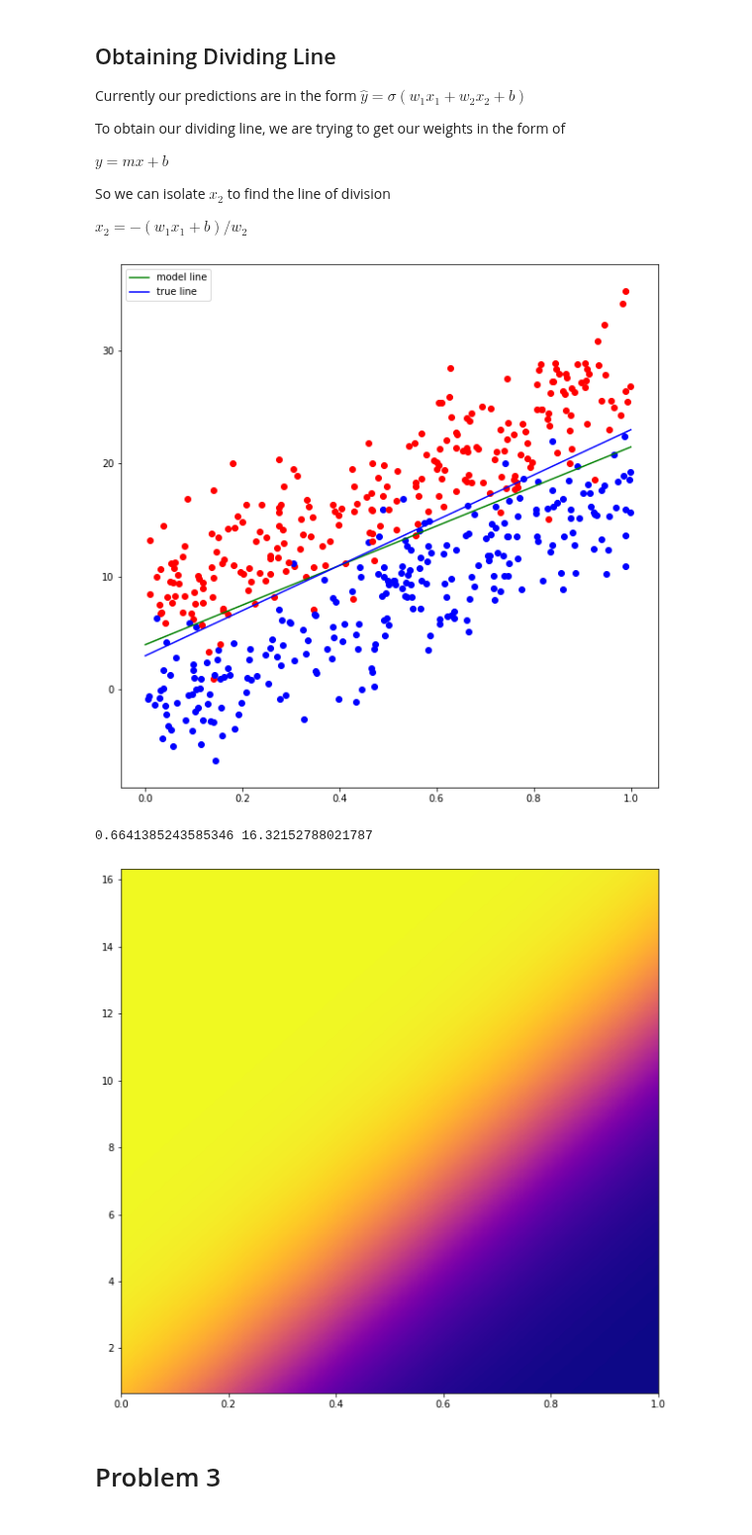
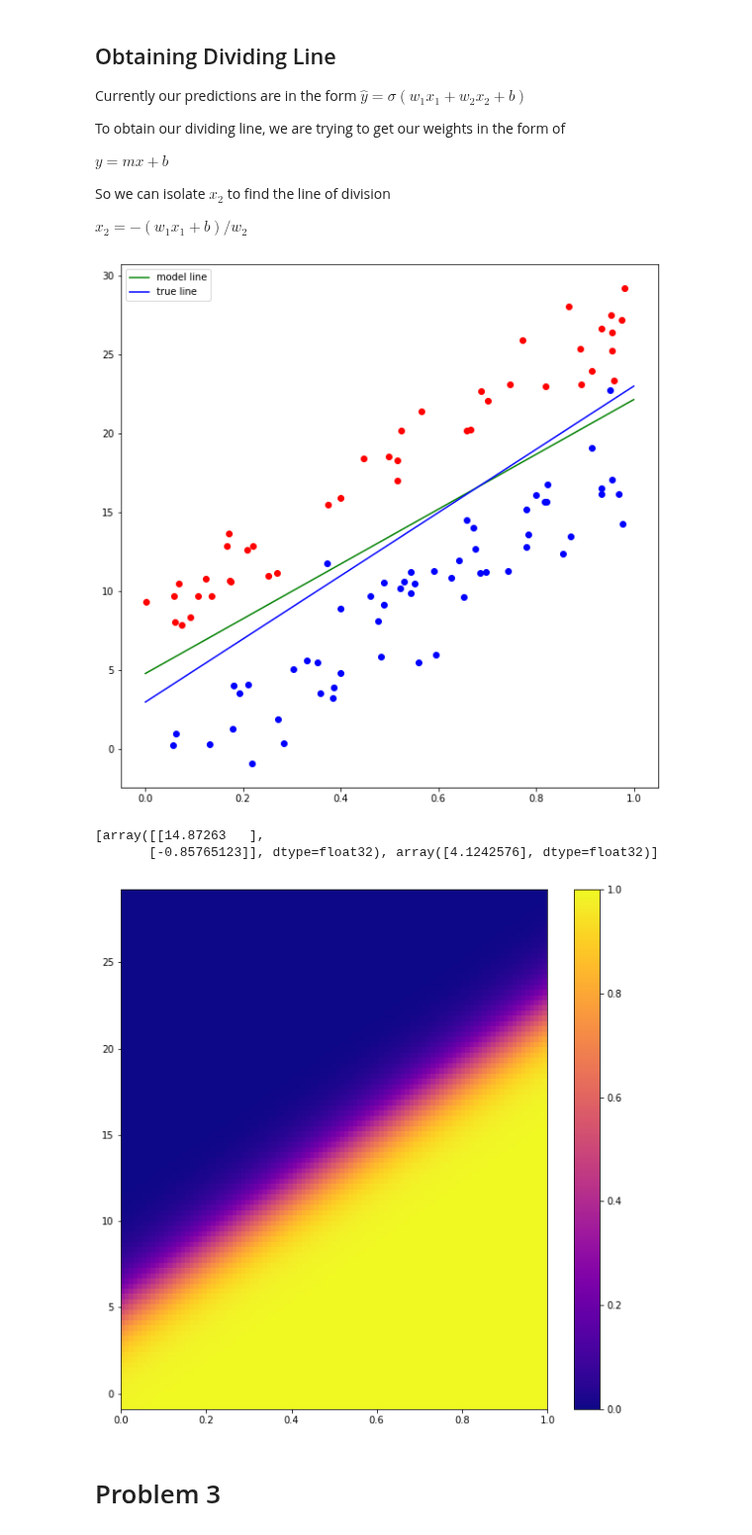
Before and after one commit to nspeer12/AI_CAP4630, a Jupyter notebook: hw3.ipynb, the cells around one changed output. Shown at 99% size. Drawn from its saved outputs; the diff is of its cells as text; code cells hidden in the pictures.

```diff
--- a/hw3.ipynb
+++ b/hw3.ipynb
@@ -49,8 +49,8 @@ def graph_random_data(data, lables):
 w = 20
 b = 3
 mu = 5
-sigma = 3
-m = 500
+sigma = 2
+m = 100
 
 data, labels = get_random_data(w, b, mu, sigma, m)
 graph_random_data(data, labels)
@@ -62,7 +62,7 @@ x_train, x_test, y_train, y_test = train_test_split(data, labels, test_size=0.2,
 # %% [markdown]
 # Problem 2
 # %%
-def build_model(input_dim, output_dim, learning_rate=0.01):
+def build_model(input_dim, output_dim, learning_rate=0.1):
     model = keras.Sequential()
 
     # add one layer that outputs with a sigmoid function
@@ -155,7 +152,7 @@ for i in range(m):
 ax.legend()
 plt.show()
 # %% [output]
-[figure, old version]
+[figure, new version]
 # %%
 # sigmoid function
 def sigmoid(z):
@@ -174,36 +171,38 @@ class cantMultiply(Exception):
 
 # compute yhat
 def make_prediction(w, b, x):
-    return sigmoid(np.dot(w.T, x) + b)
+    return sigmoid(np.add(np.dot(w.T, x), b))
 # %%
 # find range of x2
-range_min = min(data[1])
-range_max = max(data[1])
-print(range_min, range_max)
+range_min = min(data.T[1])
+range_max = max(data.T[1])
 
+n = 100
+print(weights)
 # create a 2D space to make predictions
-xv, yv = np.meshgrid(np.linspace(0,1, num=m), np.linspace(range_min, range_max, num=m))
+xv, yv = np.meshgrid(np.linspace(0,1, num=n), np.linspace(range_min, range_max, num=n))
 xv = xv[0]
 yv = [yv[i][0] for i in range(len(yv))]
 
 d = np.array([xv,yv]).T
 
-map = np.zeros((m,m))
+map = np.zeros((n,n))
 
 for k in range(len(xv)):
     for j in range(len(yv)):
-        map[k][j] = make_prediction(weights[0], weights[1], [xv[k], yv[j]])
+        map[j][k] = make_prediction(weights[0], weights[1], [xv[k], yv[j]])
 # %% [output]
-0.6641385243585346 16.32152788021787
+[array([[14.87263   ],
+       [-0.85765123]], dtype=float32), array([4.1242576], dtype=float32)]
 # %%
+# heat map
 fig, ax = plt.subplots(figsize=(10,10))
-
 cmap = cm.get_cmap('plasma')
-ax.pcolormesh(xv, yv, map, shading='gourand', cmap=cmap)
-
+ax.pcolormesh(xv, yv, map, cmap=cmap)
+fig.colorbar(cm.ScalarMappable(cmap='plasma'), ax=ax)
 plt.show()
 # %% [output]
-[figure, old version]
+[figure, new version]
 # %% [markdown]
 # Problem 3
 # %% [markdown]
```
Also changed, not shown: parts of 9 cells of this notebook.
